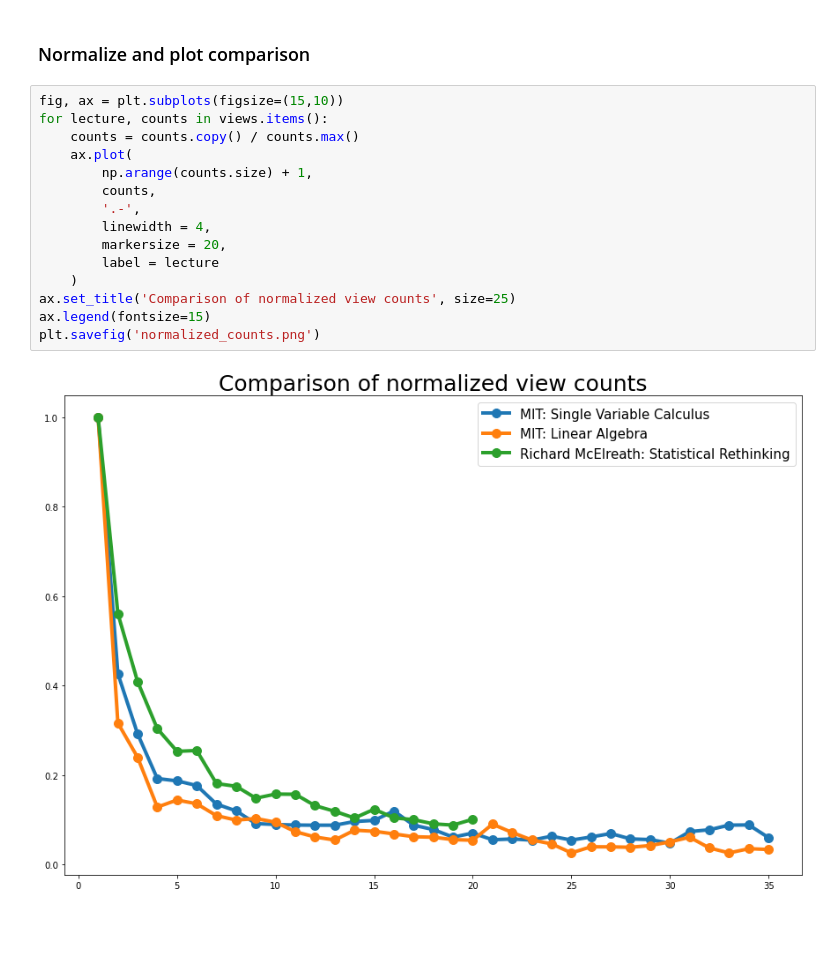
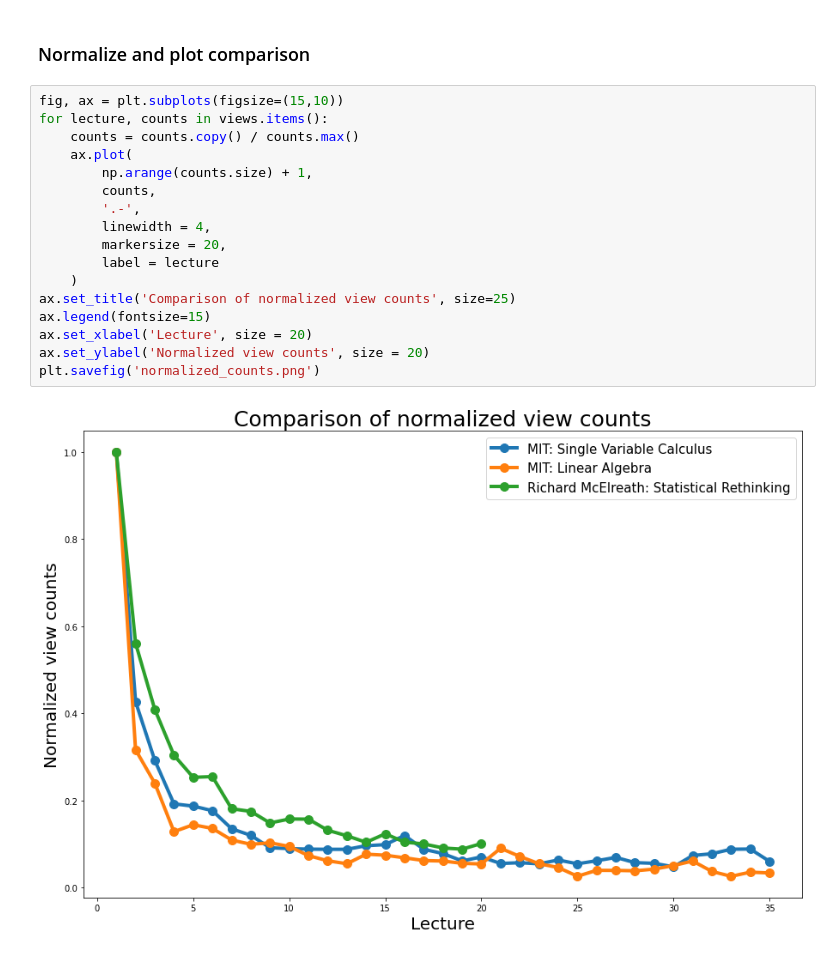
Before and after one commit to LukasNeugebauer/lecture_view_counts, a Jupyter notebook: viewcounts_lectures.ipynb, the cells around one changed output. Saved outputs shown, nothing was run; the diff lists cells and outputs as text; blank space fills up the shorter version.

```diff
--- a/viewcounts_lectures.ipynb
+++ b/viewcounts_lectures.ipynb
@@ -75,17 +75,19 @@ for i, (lecture, counts) in enumerate(views.items()):
 # %%
 fig, ax = plt.subplots(figsize=(15,10))
 for lecture, counts in views.items():
     counts = counts.copy() / counts.max()
     ax.plot(
         np.arange(counts.size) + 1,
         counts,
         '.-',
         linewidth = 4,
         markersize = 20,
         label = lecture
     )
 ax.set_title('Comparison of normalized view counts', size=25)
 ax.legend(fontsize=15)
+ax.set_xlabel('Lecture', size = 20)
+ax.set_ylabel('Normalized view counts', size = 20)
 plt.savefig('normalized_counts.png')
 # %% [output]
-[figure, old version]
+[figure, new version]
```
Also changed, not shown: 1 other file.
